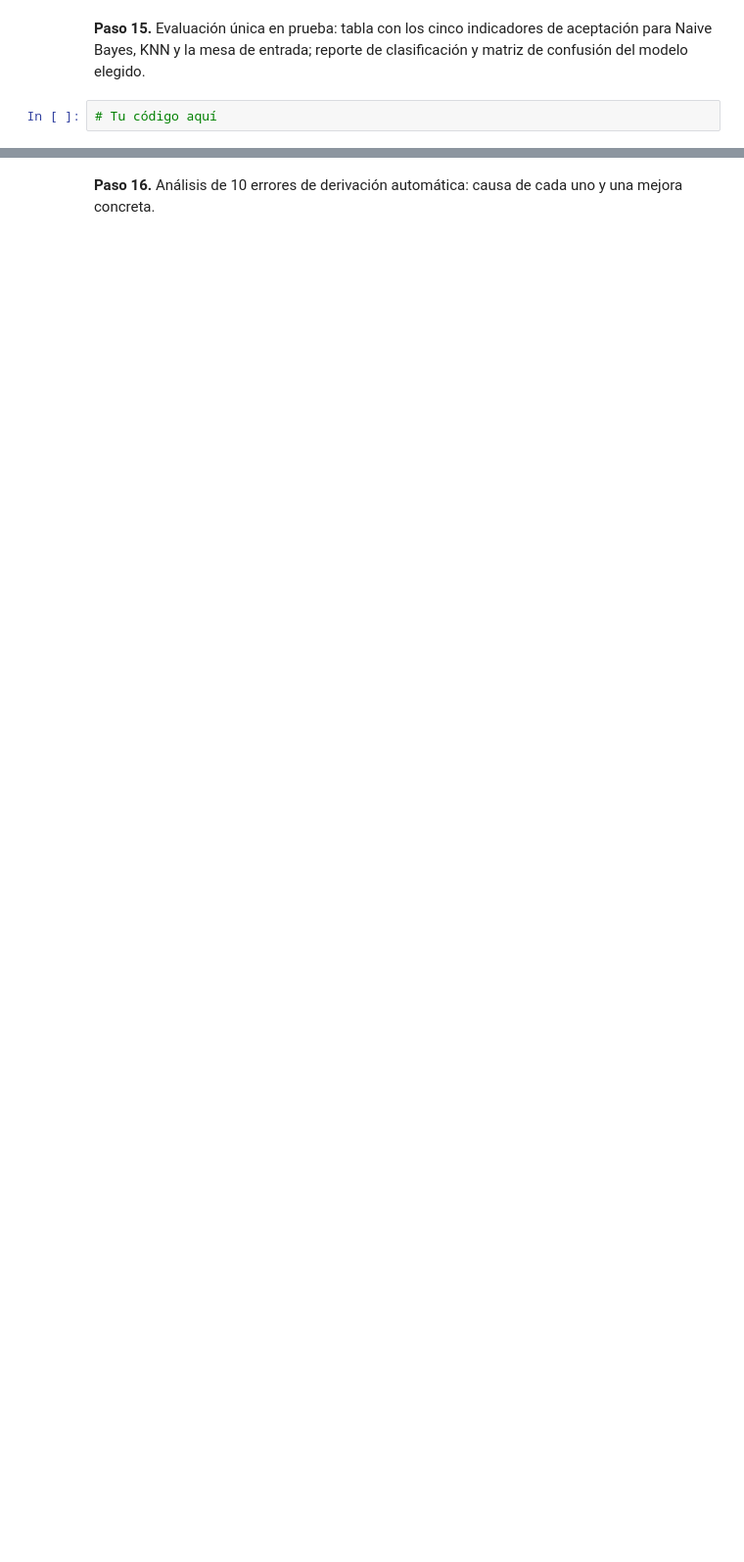
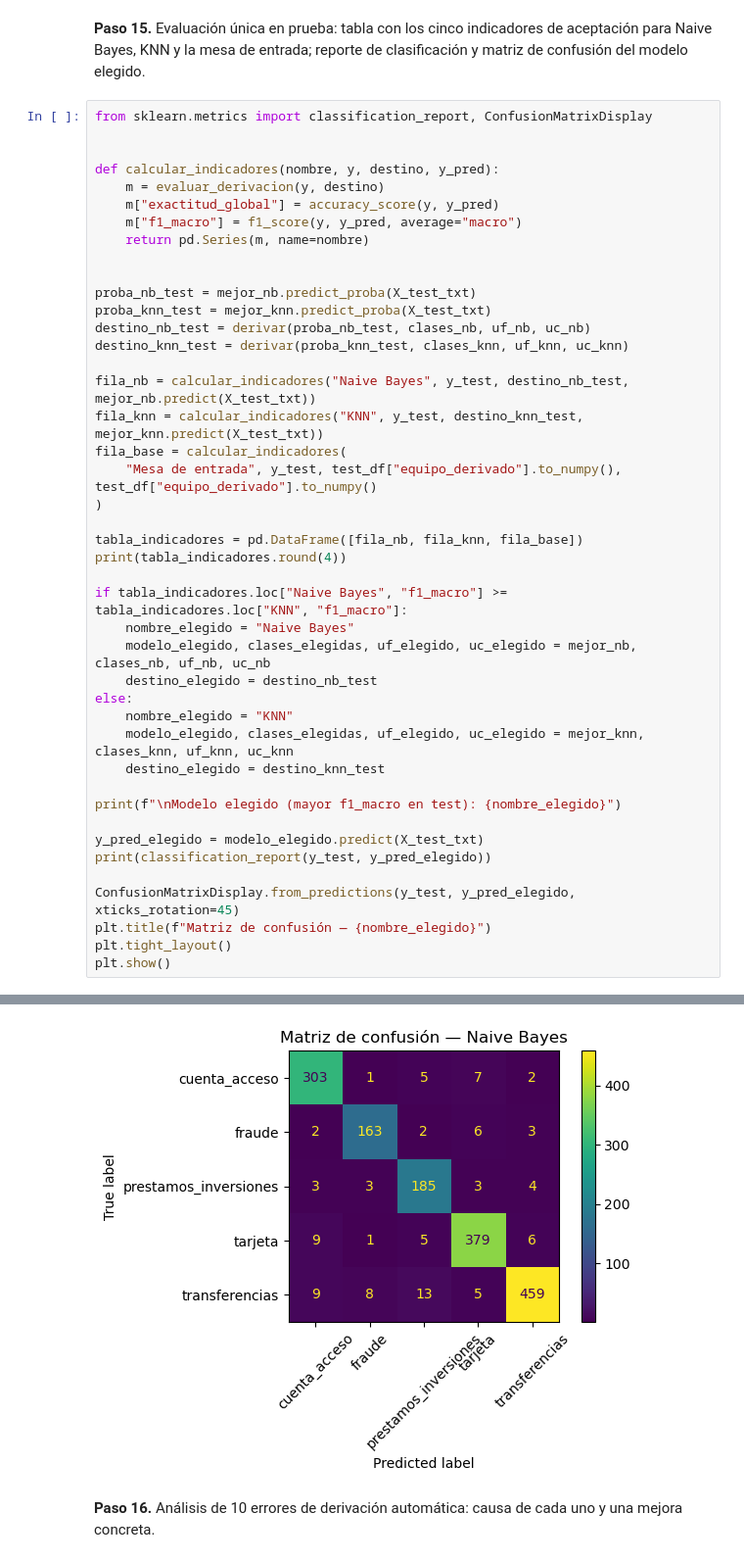
Before and after one commit to luantorv/caso-cauce, a Jupyter notebook: caso1_cauce.ipynb, the cells around one changed output, grey strips where cells are left out. Shown at 98% size. Drawn from its saved outputs; the diff is of its cells as text; blank space fills up the shorter version.

```diff
--- a/caso1_cauce.ipynb
+++ b/caso1_cauce.ipynb
@@ -93,4 +509,46 @@ Ejecuten esta celda cada vez que terminen una función de `src/`.
 # %% [markdown]
 **Paso 15.** Evaluación única en prueba: tabla con los cinco indicadores de aceptación para Naive Bayes, KNN y la mesa de entrada; reporte de clasificación y matriz de confusión del modelo elegido.
 # %%
-# Tu código aquí
+from sklearn.metrics import classification_report, ConfusionMatrixDisplay
+
+
+def calcular_indicadores(nombre, y, destino, y_pred):
+    m = evaluar_derivacion(y, destino)
+    m["exactitud_global"] = accuracy_score(y, y_pred)
+    m["f1_macro"] = f1_score(y, y_pred, average="macro")
+    return pd.Series(m, name=nombre)
+
+
+proba_nb_test = mejor_nb.predict_proba(X_test_txt)
+proba_knn_test = mejor_knn.predict_proba(X_test_txt)
+destino_nb_test = derivar(proba_nb_test, clases_nb, uf_nb, uc_nb)
+destino_knn_test = derivar(proba_knn_test, clases_knn, uf_knn, uc_knn)
+
+fila_nb = calcular_indicadores("Naive Bayes", y_test, destino_nb_test, mejor_nb.predict(X_test_txt))
+fila_knn = calcular_indicadores("KNN", y_test, destino_knn_test, mejor_knn.predict(X_test_txt))
+fila_base = calcular_indicadores(
+    "Mesa de entrada", y_test, test_df["equipo_derivado"].to_numpy(), test_df["equipo_derivado"].to_numpy()
+)
+
+tabla_indicadores = pd.DataFrame([fila_nb, fila_knn, fila_base])
+print(tabla_indicadores.round(4))
+
+if tabla_indicadores.loc["Naive Bayes", "f1_macro"] >= tabla_indicadores.loc["KNN", "f1_macro"]:
+    nombre_elegido = "Naive Bayes"
+    modelo_elegido, clases_elegidas, uf_elegido, uc_elegido = mejor_nb, clases_nb, uf_nb, uc_nb
+    destino_elegido = destino_nb_test
+else:
+    nombre_elegido = "KNN"
+    modelo_elegido, clases_elegidas, uf_elegido, uc_elegido = mejor_knn, clases_knn, uf_knn, uc_knn
+    destino_elegido = destino_knn_test
+
+print(f"\nModelo elegido (mayor f1_macro en test): {nombre_elegido}")
+
+y_pred_elegido = modelo_elegido.predict(X_test_txt)
+print(classification_report(y_test, y_pred_elegido))
+
+ConfusionMatrixDisplay.from_predictions(y_test, y_pred_elegido, xticks_rotation=45)
+plt.title(f"Matriz de confusión — {nombre_elegido}")
+plt.tight_layout()
+plt.show()
+# %% [output]
@@ -97,3 +572,4 @@ Ejecuten esta celda cada vez que terminen una función de `src/`.
+[figure, added]
 # %% [markdown]
 **Paso 16.** Análisis de 10 errores de derivación automática: causa de cada uno y una mejora concreta.
 # %%
```
Also changed, not shown: parts of 27 cells of this notebook, 5 other files.
